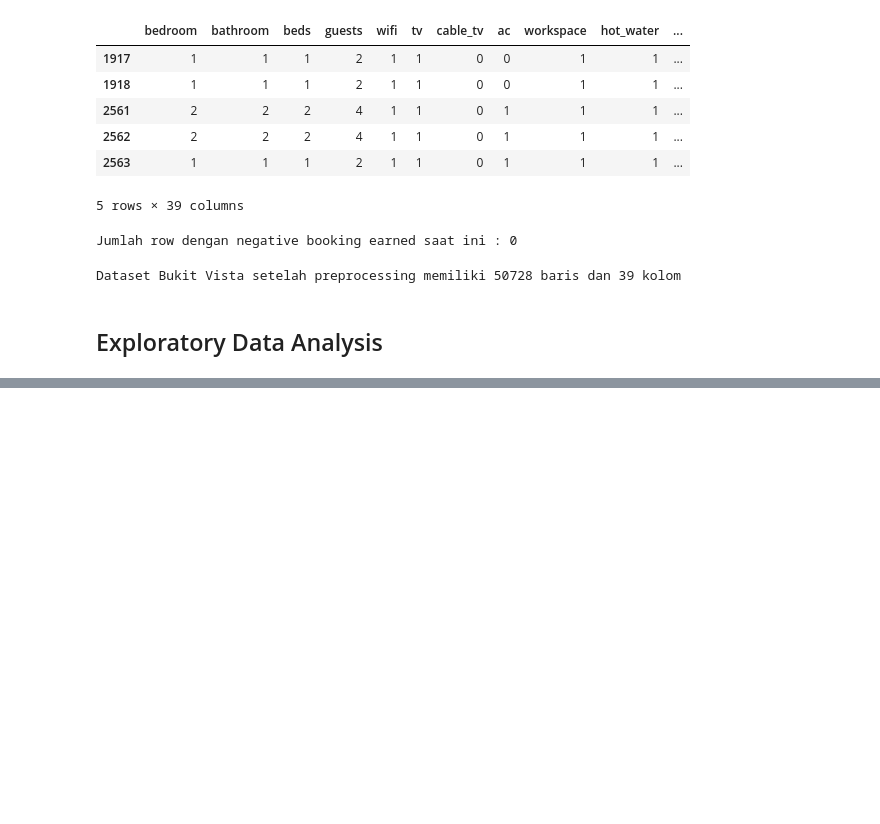
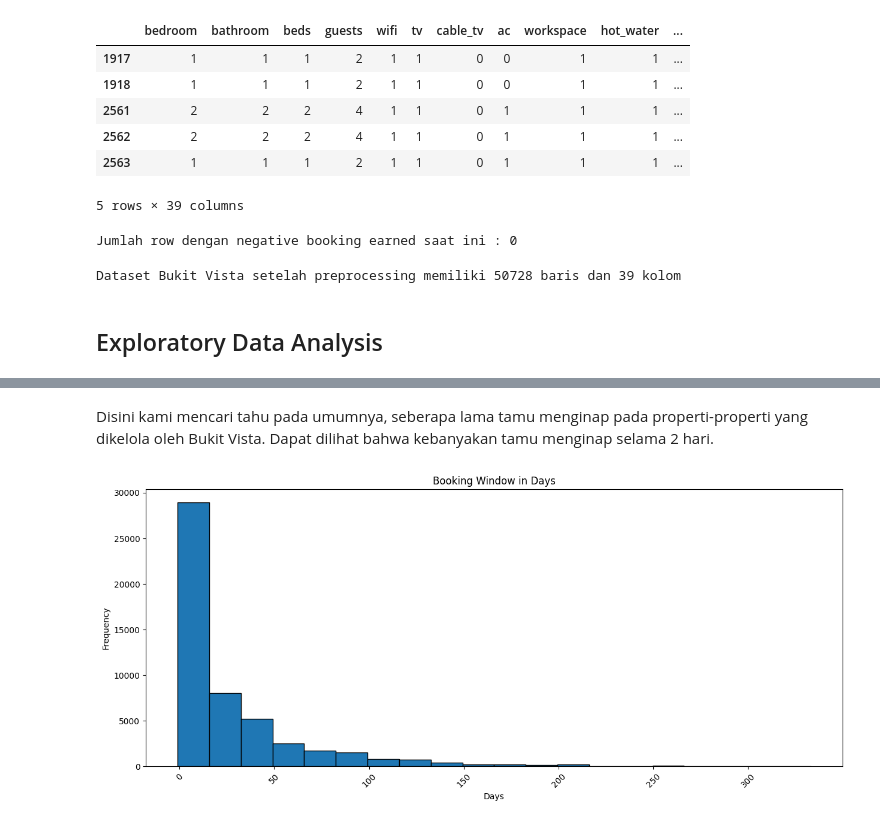
Before and after one commit to naufalsutrisna/Room-Pricing-Bukit-Vista, a Jupyter notebook: machine learning/preprocessing.ipynb, the cells around one changed output, grey strips where cells are left out. Cells and saved outputs as stored; diff of their text form; code cells hidden in the pictures; blank space fills up the shorter version.

```diff
--- a/machine learning/preprocessing.ipynb
+++ b/machine learning/preprocessing.ipynb
@@ -207,0 +222,13 @@ Dataset Bukit Vista setelah preprocessing memiliki 50728 baris dan 39 kolom
+# %% [markdown]
+Disini kami mencari tahu pada umumnya, seberapa lama tamu menginap pada properti-properti yang dikelola oleh Bukit Vista. Dapat dilihat bahwa kebanyakan tamu menginap selama 2 hari.
+# %%
+ # buat plotnya
+plt.figure(figsize=(15, 6))
+plt.hist(df['booking_window'], bins=20, edgecolor='black')
+plt.xlabel('Days')
+plt.ylabel('Frequency')
+plt.title('Booking Window in Days')
+plt.xticks(rotation=45)
+plt.show()
+# %% [output]
+[figure, added]
```
Also changed, not shown: parts of 19 cells of this notebook, 1 other file.
